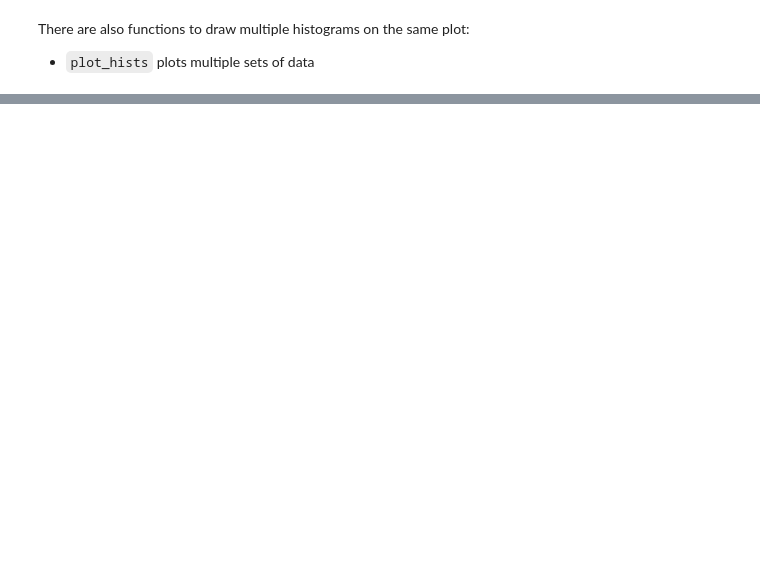
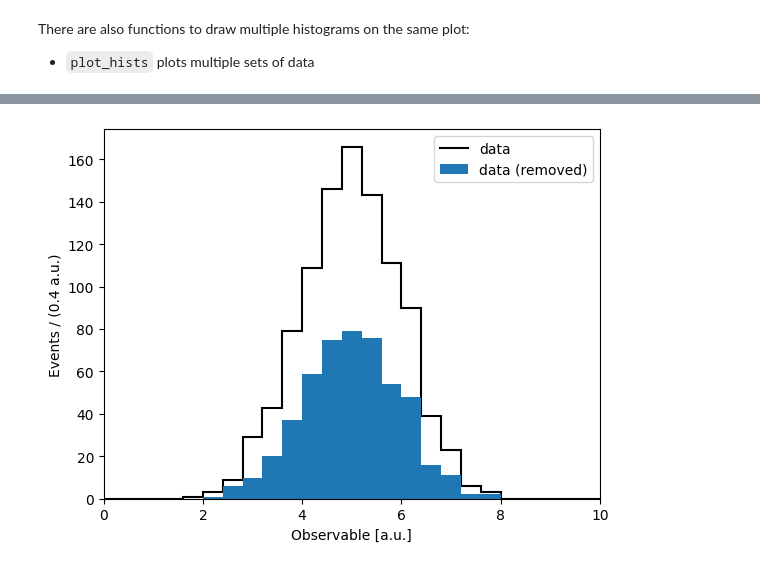
Before and after one commit to cpviolation/analysis_helpers, a Jupyter notebook: docs/notebooks/plots.ipynb, the cells around one changed output, grey strips where cells are left out. Saved outputs shown, nothing was run; the diff lists cells and outputs as text; code cells hidden in the pictures; blank space fills up the shorter version.

```diff
--- a/docs/notebooks/plots.ipynb
+++ b/docs/notebooks/plots.ipynb
@@ -105,0 +58,4 @@ ValueError: 'yerr' (shape: (2, 26)) must be a scalar or a 1D or (2, n) array-lik
+# %%
+fig, ax = plot_removed(data, sel, name='Observable', unit='a.u.', bins=25, range=(0,10))
+# %% [output]
+[figure, added]
```
Also changed, not shown: parts of 18 cells of this notebook, 1 other file.
